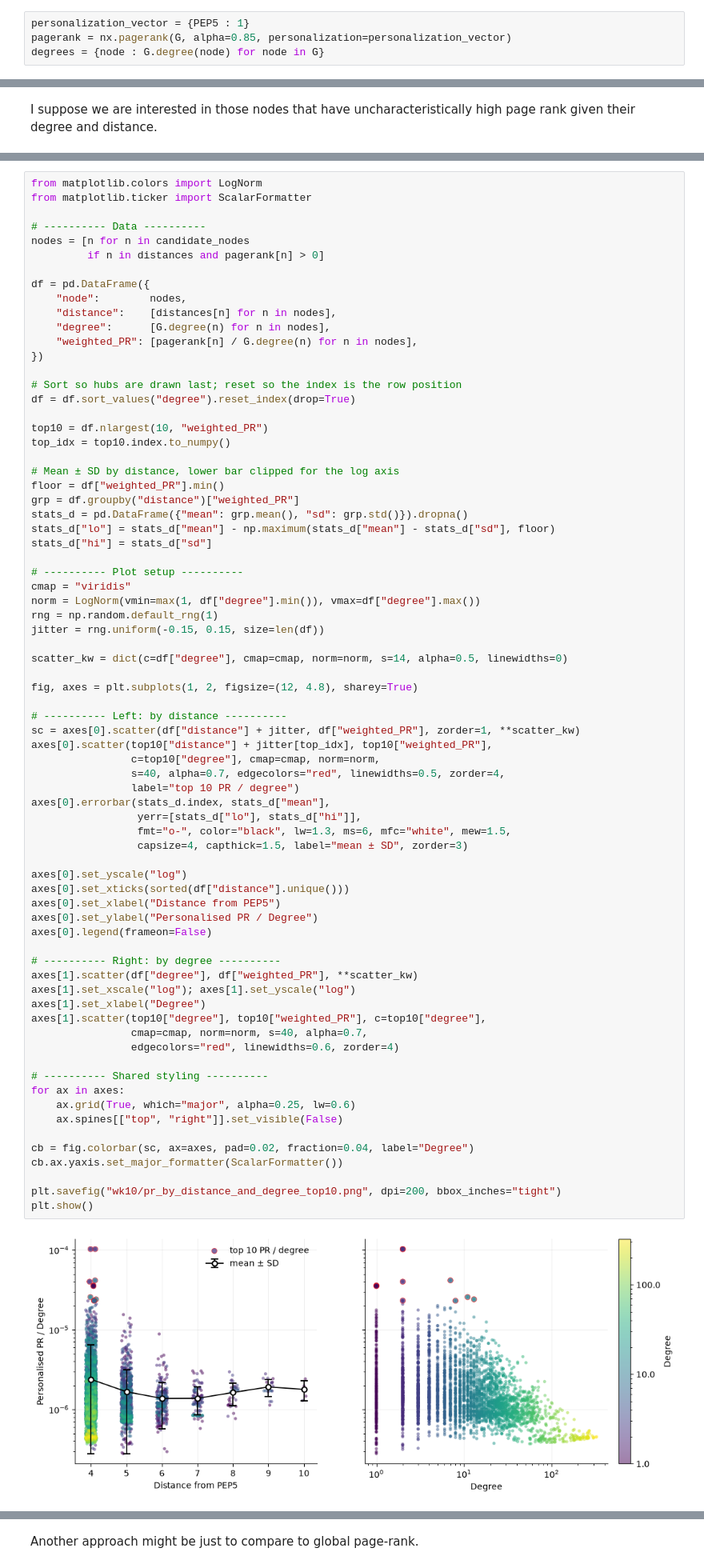
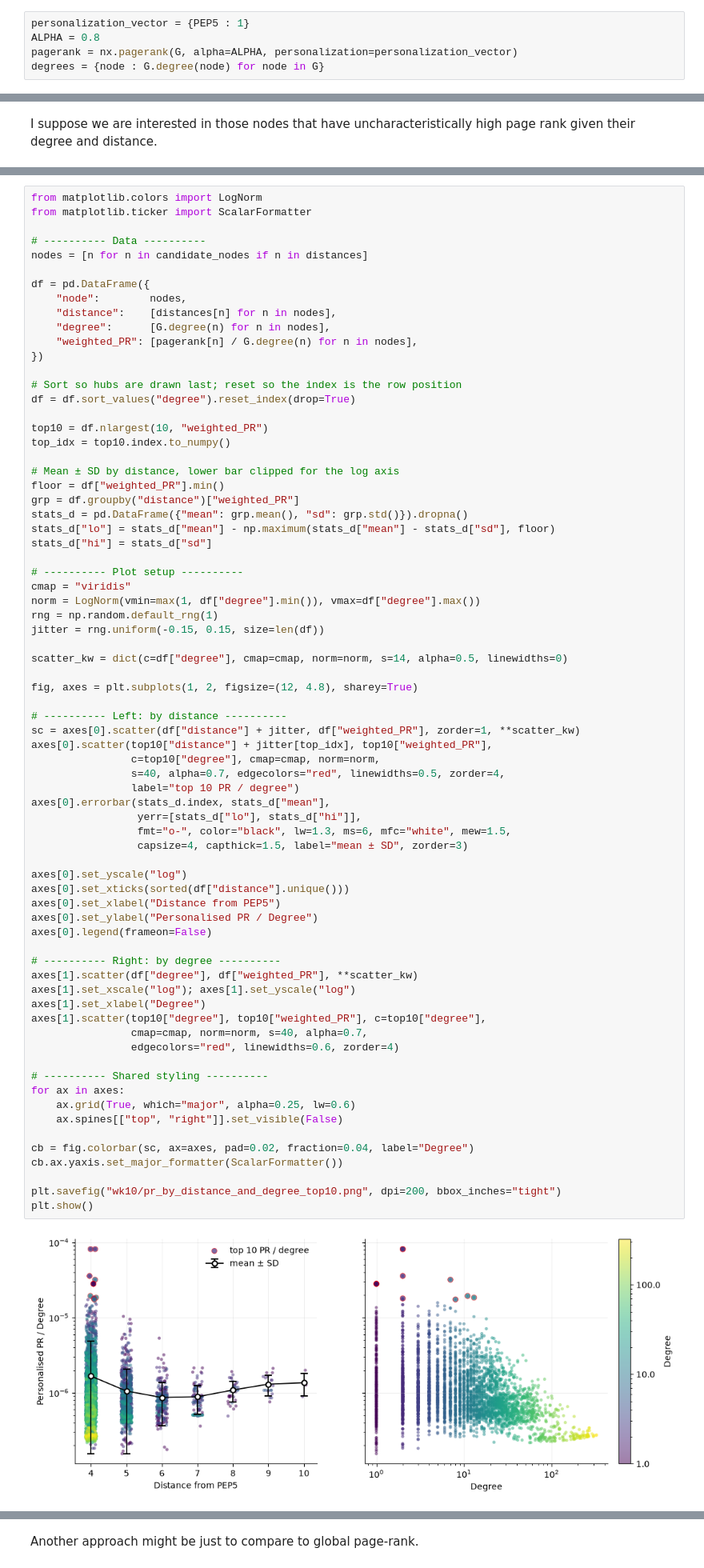
Before and after one commit to orlando2130/Math-3888-group-E, a Jupyter notebook: wk10/page_rank_testing.ipynb, the cells around one changed output, grey strips where cells are left out. Shown at 80% size. Drawn from its saved outputs; the diff is of its cells as text.

```diff
--- a/wk10/page_rank_testing.ipynb
+++ b/wk10/page_rank_testing.ipynb
@@ -48,7 +48,8 @@ pep5_community = next(
 Lets see how degree and shortest path length impact our page-rank
 # %%
 personalization_vector = {PEP5 : 1}
-pagerank = nx.pagerank(G, alpha=0.85, personalization=personalization_vector)
+ALPHA = 0.8
+pagerank = nx.pagerank(G, alpha=ALPHA, personalization=personalization_vector)
 degrees = {node : G.degree(node) for node in G}
 # %%
 nodes = [n for n in G if n in distances if n not in essential_proteins]
@@ -199,8 +211,7 @@ from matplotlib.colors import LogNorm
 from matplotlib.ticker import ScalarFormatter
 
 # ---------- Data ----------
-nodes = [n for n in candidate_nodes
-         if n in distances and pagerank[n] > 0]
+nodes = [n for n in candidate_nodes if n in distances]
 
 df = pd.DataFrame({
     "node":        nodes,
@@ -241,34 +252,34 @@ axes[0].scatter(top10["distance"] + jitter[top_idx], top10["weighted_PR"],
 axes[0].errorbar(stats_d.index, stats_d["mean"],
                  yerr=[stats_d["lo"], stats_d["hi"]],
                  fmt="o-", color="black", lw=1.3, ms=6, mfc="white", mew=1.5,
                  capsize=4, capthick=1.5, label="mean ± SD", zorder=3)
 
 axes[0].set_yscale("log")
 axes[0].set_xticks(sorted(df["distance"].unique()))
 axes[0].set_xlabel("Distance from PEP5")
 axes[0].set_ylabel("Personalised PR / Degree")
 axes[0].legend(frameon=False)
 
 # ---------- Right: by degree ----------
 axes[1].scatter(df["degree"], df["weighted_PR"], **scatter_kw)
 axes[1].set_xscale("log"); axes[1].set_yscale("log")
 axes[1].set_xlabel("Degree")
 axes[1].scatter(top10["degree"], top10["weighted_PR"], c=top10["degree"],
                 cmap=cmap, norm=norm, s=40, alpha=0.7,
                 edgecolors="red", linewidths=0.6, zorder=4)
 
 # ---------- Shared styling ----------
 for ax in axes:
     ax.grid(True, which="major", alpha=0.25, lw=0.6)
     ax.spines[["top", "right"]].set_visible(False)
 
 cb = fig.colorbar(sc, ax=axes, pad=0.02, fraction=0.04, label="Degree")
 cb.ax.yaxis.set_major_formatter(ScalarFormatter())
 
 plt.savefig("wk10/pr_by_distance_and_degree_top10.png", dpi=200, bbox_inches="tight")
 plt.show()
 # %% [output]
-[figure, old version]
+[figure, new version]
 # %%
 from matplotlib.colors import LogNorm
 from matplotlib.ticker import ScalarFormatter
```
Also changed, not shown: parts of 15 cells of this notebook, 11 other files.
